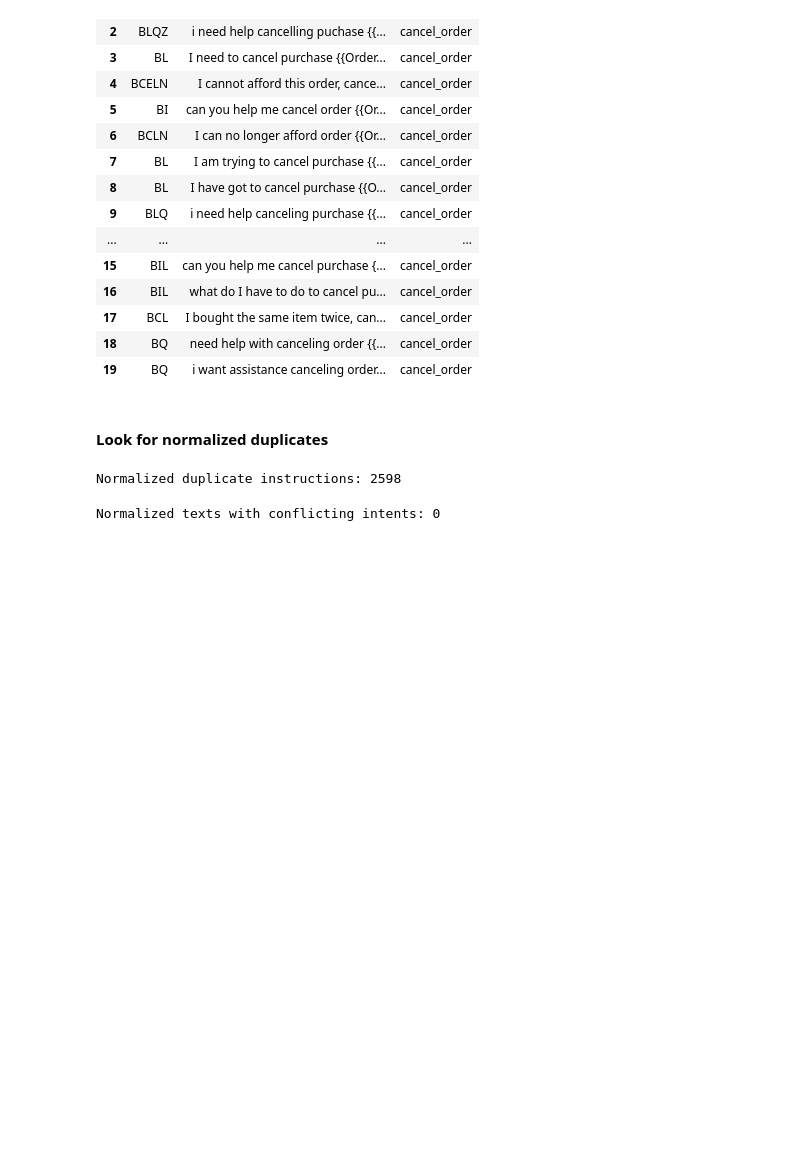
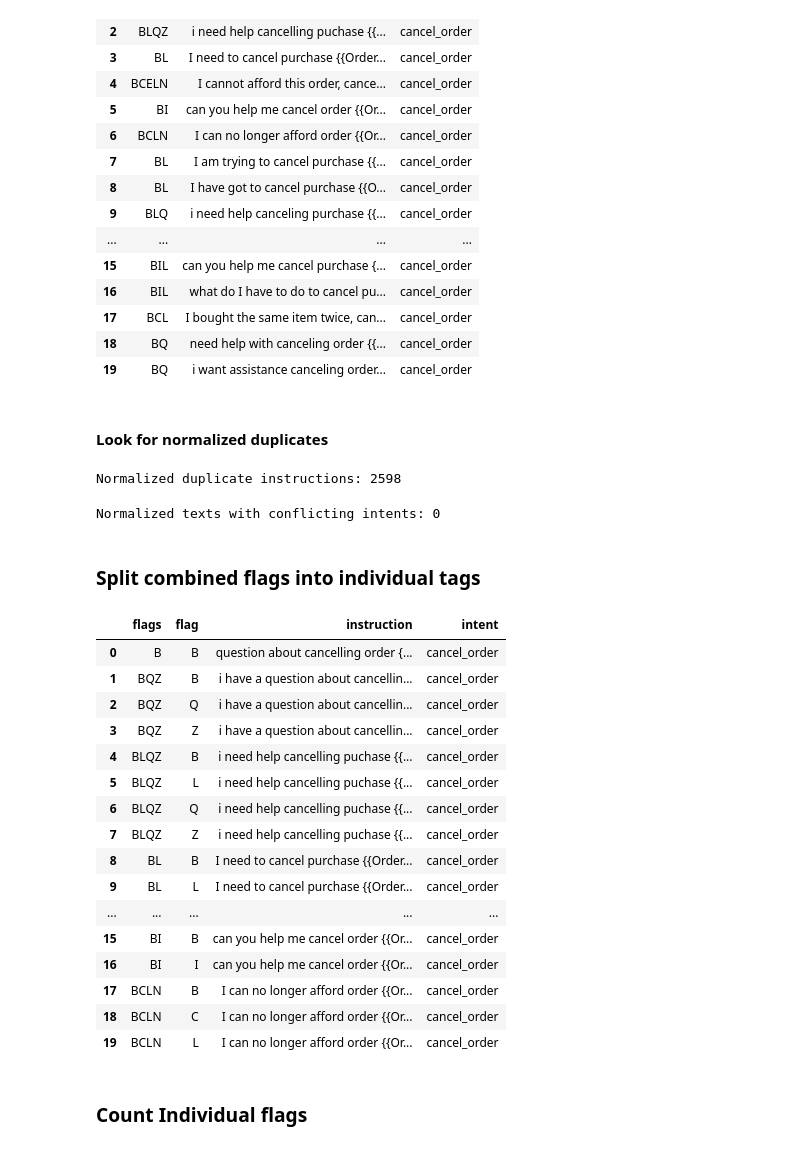
Before and after one commit to ribhupramanik/ResolveAI, a Jupyter notebook: notebooks/01_data_exploration.ipynb, the cells around one changed output. Cells and saved outputs as stored; diff of their text form; code cells hidden in the pictures; blank space fills up the shorter version.

Commit message:
Flag analysis

```diff
--- a/notebooks/01_data_exploration.ipynb
+++ b/notebooks/01_data_exploration.ipynb
@@ -682,3 +682,34 @@ print(
 )
 # %% [output]
 Normalized texts with conflicting intents: 0
+# %% [markdown]
+### Split combined flags into individual tags
+# %%
+flag_rows = (
+  df.assign(flag=df['flags'].apply(list))
+  .explode("flag", ignore_index=True)
+)
+
+flag_rows[
+  ['flags','flag','instruction','intent']
+].head(20)
+# %% [output]
+|  | flags | flag | instruction | intent |
+| 0 | B | B | question about cancelling order {... | cancel_order |
+| 1 | BQZ | B | i have a question about cancellin... | cancel_order |
+| 2 | BQZ | Q | i have a question about cancellin... | cancel_order |
+| 3 | BQZ | Z | i have a question about cancellin... | cancel_order |
+| 4 | BLQZ | B | i need help cancelling puchase {{... | cancel_order |
+| 5 | BLQZ | L | i need help cancelling puchase {{... | cancel_order |
+| 6 | BLQZ | Q | i need help cancelling puchase {{... | cancel_order |
+| 7 | BLQZ | Z | i need help cancelling puchase {{... | cancel_order |
+| 8 | BL | B | I need to cancel purchase {{Order... | cancel_order |
+| 9 | BL | L | I need to cancel purchase {{Order... | cancel_order |
+| ... | ... | ... | ... | ... |
+| 15 | BI | B | can you help me cancel order {{Or... | cancel_order |
+| 16 | BI | I | can you help me cancel order {{Or... | cancel_order |
+| 17 | BCLN | B | I can no longer afford order {{Or... | cancel_order |
+| 18 | BCLN | C | I can no longer afford order {{Or... | cancel_order |
+| 19 | BCLN | L | I can no longer afford order {{Or... | cancel_order |
+# %% [markdown]
+### Count Individual flags
```
Also changed, not shown: parts of 13 cells of this notebook.
